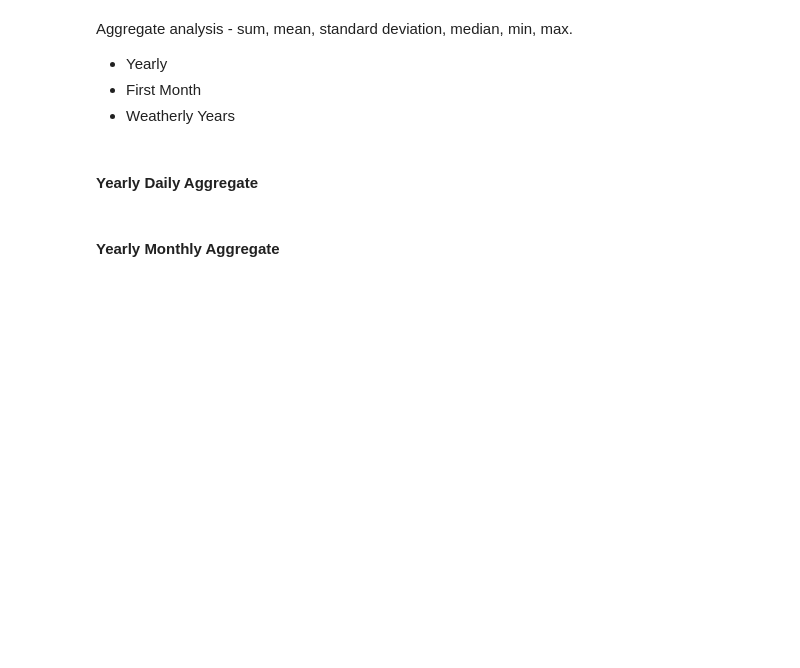
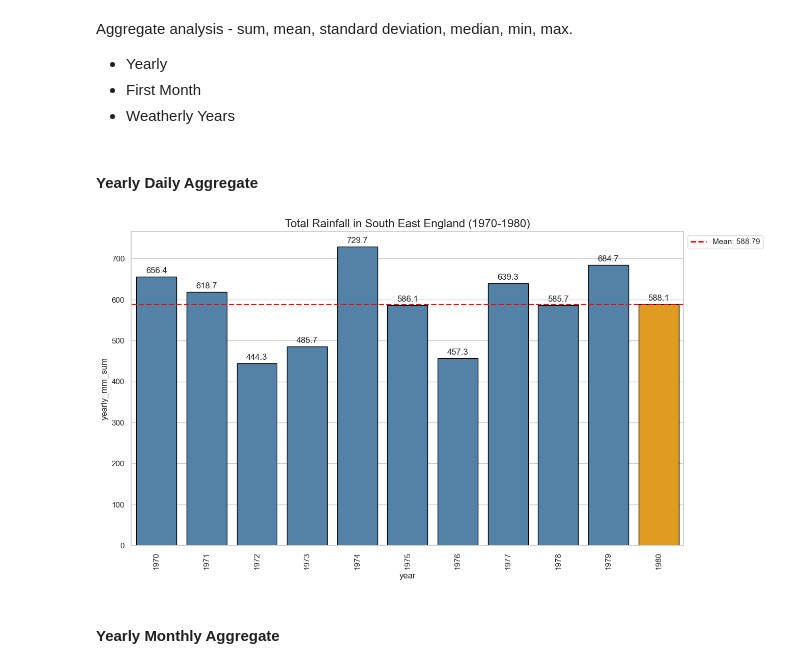
Before and after one commit to pacoraggio/London-Rainfall, a Jupyter notebook: heathrow_data.ipynb, the cells around one changed output. Cells and saved outputs as stored; diff of their text form; code cells hidden in the pictures; blank space fills up the shorter version.

```diff
--- a/heathrow_data.ipynb
+++ b/heathrow_data.ipynb
@@ -230,7 +395,9 @@ yearly_daily_aggregate = (heathrow_daily_data
                               ).reset_index()
                               )
 # %%
-plot_rainfall(yearly_daily_aggregate, 1960, 2025, 'daily_mm_mean', special_year=2022,rotation_x_label=90,fig_size=(14,8));
+plot_rainfall(yearly_daily_aggregate, 1970, 1980, 'yearly_mm_sum', special_year=2022,rotation_x_label=90,fig_size=(14,8));
+# %% [output]
+[figure, added]
 # %% [markdown]
 #### Yearly Monthly Aggregate
 # %%
```
Also changed, not shown: parts of 40 cells of this notebook, 2 other files.
